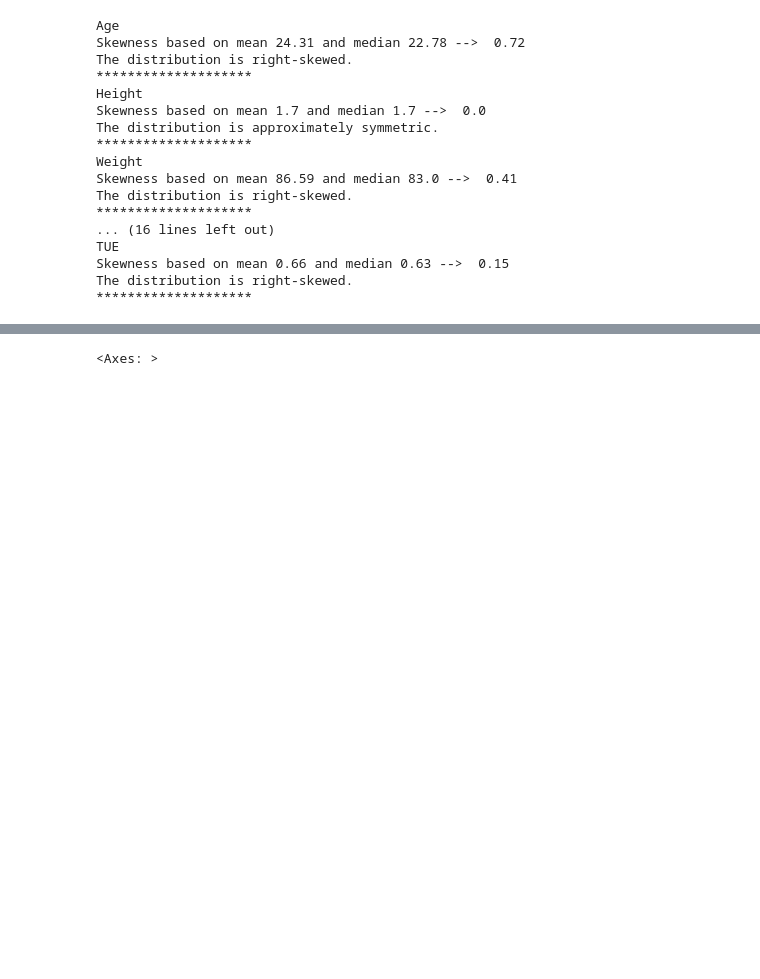
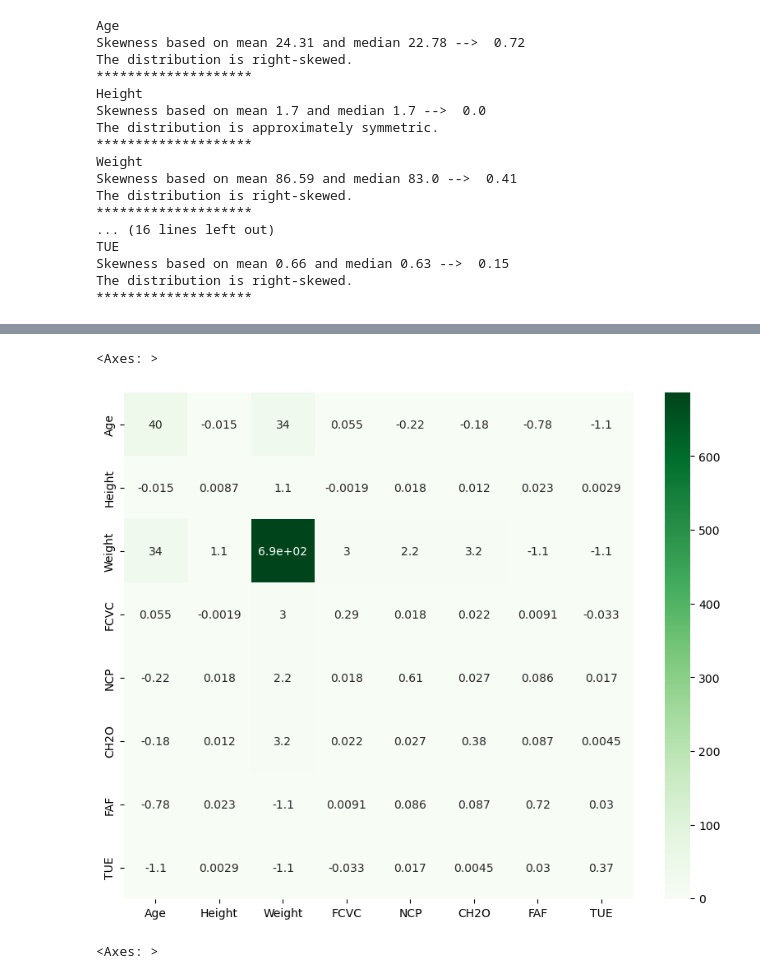
Before and after one commit to UpendraSinghRathore85/ML-Projects-Python, a Jupyter notebook: Supervised Algorithms/DAY 134 ML k Nearest Neighbors-1 Assignment.ipynb, the cells around one changed output, grey strips where cells are left out. Drawn from its saved outputs; the diff is of its cells as text; code cells hidden in the pictures; blank space fills up the shorter version.

```diff
--- a/Supervised Algorithms/DAY 134 ML k Nearest Neighbors-1 Assignment.ipynb
+++ b/Supervised Algorithms/DAY 134 ML k Nearest Neighbors-1 Assignment.ipynb
@@ -67,3 +124,9 @@ The distribution is right-skewed.
+# %%
+plt.figure(figsize=(10,8))
+sns.heatmap(df[numerical_features].cov(), cmap="Greens", annot=True)
+# %% [output]
+<Axes: >
+[figure, added]
 # %%
 plt.figure(figsize=(10,8))
 sns.heatmap(df[numerical_features].corr(), cmap="Greens", annot=True)
```
Also changed, not shown: parts of 8 cells of this notebook, 2 other files.
